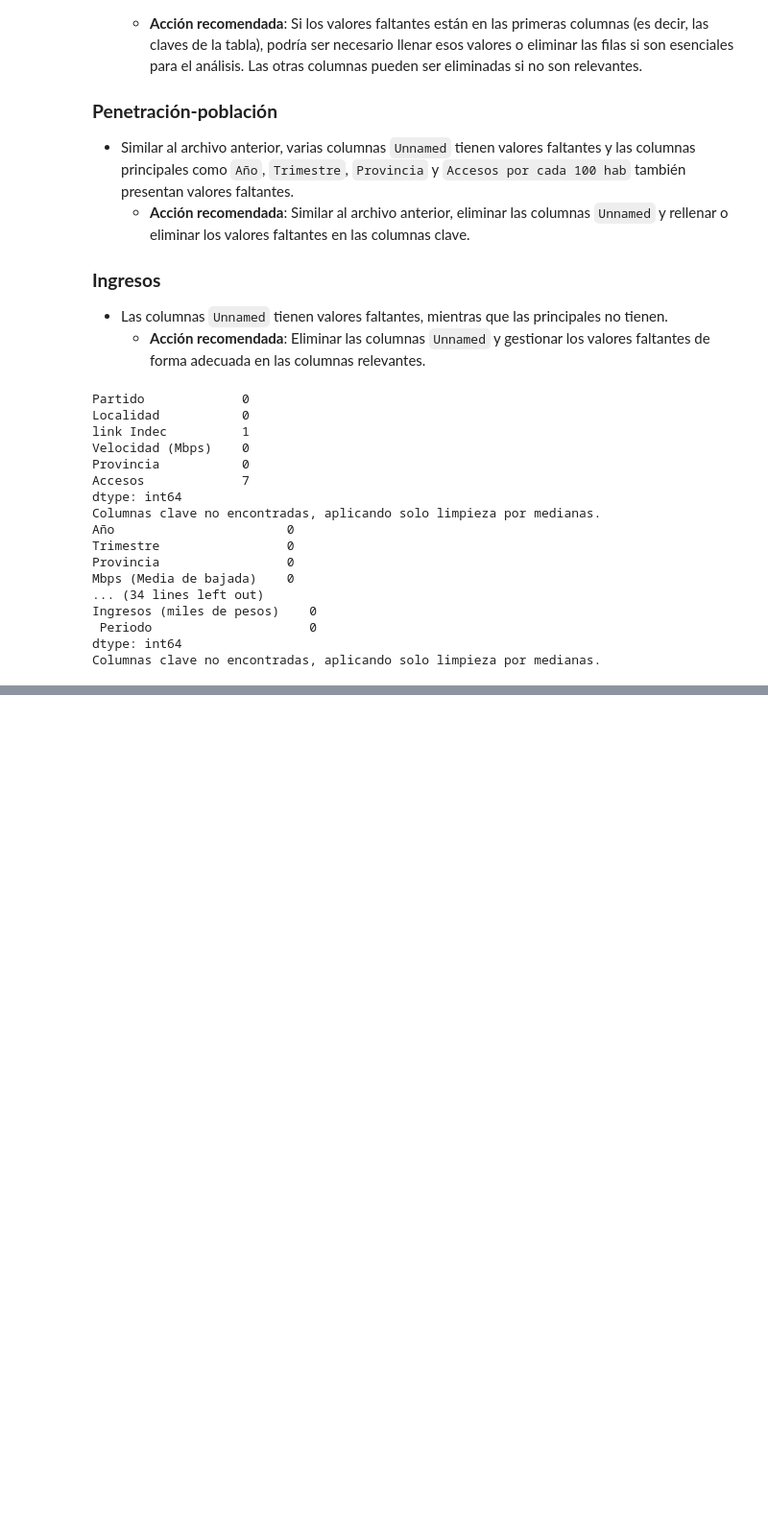
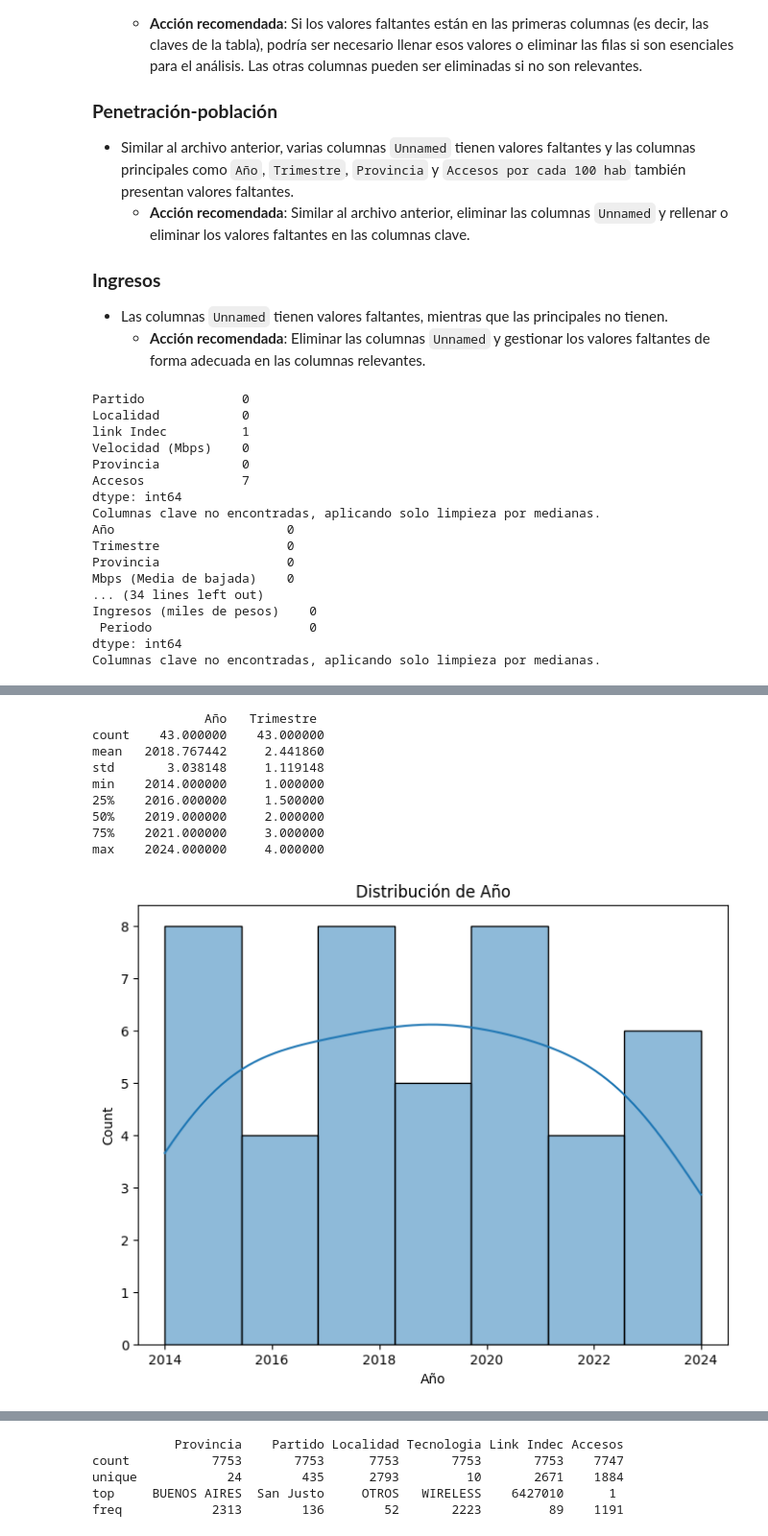
Before and after one commit to The-greenpanter/segundo_Proyecto_Individual, a Jupyter notebook: notebooks/ETL.ipynb, the cells around one changed output, grey strips where cells are left out. Shown: that part at 96% size. Drawn from its saved outputs; the diff is of its cells as text; code cells hidden in the pictures; blank space fills up the shorter version.

```diff
--- a/notebooks/ETL.ipynb
+++ b/notebooks/ETL.ipynb
@@ -183,0 +260,15 @@ ingresos.to_csv(path+'Ingresos_limpio.csv', index=False)
+# %%
+
+obtener_estadisticas(totalesAccesosPorVelocidad)
+visualizar_distribuciones(totalesAccesosPorVelocidad)
+# %% [output]
+               Año   Trimestre
+count    43.000000    43.000000
+mean   2018.767442     2.441860
+std       3.038148     1.119148
+min    2014.000000     1.000000
+25%    2016.000000     1.500000
+50%    2019.000000     2.000000
+75%    2021.000000     3.000000
+max    2024.000000     4.000000
+[figure, added]
@@ -183,0 +276,12 @@ ingresos.to_csv(path+'Ingresos_limpio.csv', index=False)
+# %%
+
+# Aplicar análisis de correlaciones
+# analizar_correlaciones(accesosTecnologiaLocalidad)
+obtener_estadisticas(accesosTecnologiaLocalidad)
+visualizar_distribuciones(accesosTecnologiaLocalidad)
+# %% [output]
+           Provincia    Partido Localidad Tecnologia Link Indec Accesos
+count           7753       7753      7753       7753       7753    7747
+unique            24        435      2793         10       2671    1884
+top     BUENOS AIRES  San Justo     OTROS   WIRELESS    6427010      1
+freq            2313        136        52       2223         89    1191
```
Also changed, not shown: parts of 7 cells of this notebook.
